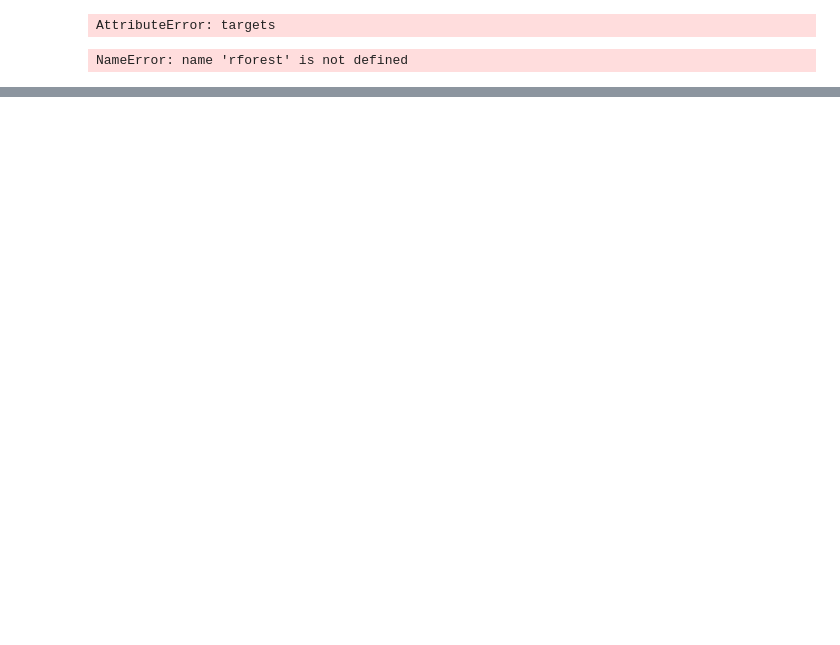
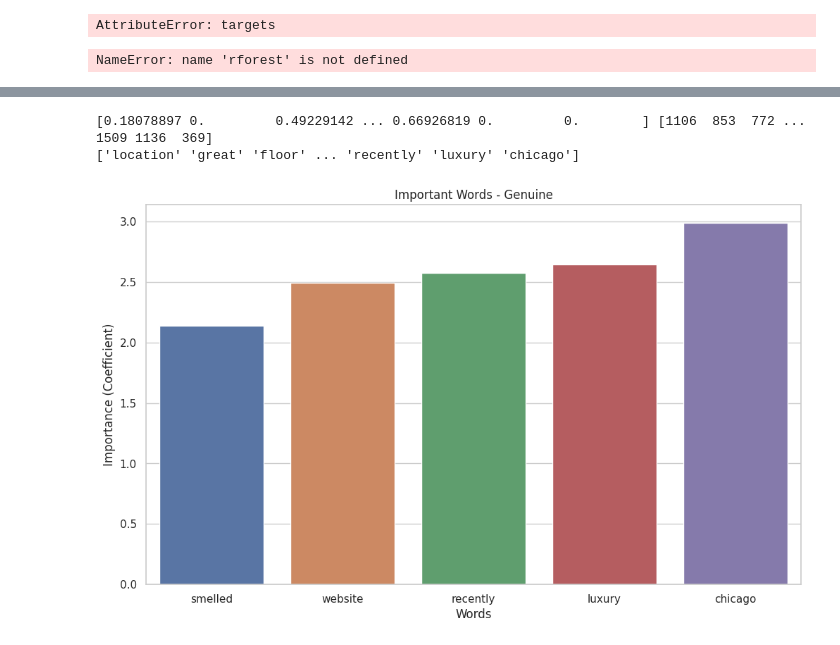
Before and after one commit to gusluchetti/uu-ai-data-mining, a Jupyter notebook: pa2/Practical Assignment 2.ipynb, the cells around one changed output, grey strips where cells are left out. Cells and saved outputs as stored; diff of their text form; code cells hidden in the pictures; blank space fills up the shorter version.

```diff
--- a/pa2/Practical Assignment 2.ipynb
+++ b/pa2/Practical Assignment 2.ipynb
@@ -307,0 +332,21 @@ ranForest = RandomForestClassifier(n_estimators=10, max_depth=None, min_samples_
+# %%
+# most important features for genuine- log reg
+# fit the model
+vectorizer = TfidfVectorizer(stop_words=custom_stop_words, min_df=4) # min_df 4 is great
+x_all = vectorizer.fit_transform(dataset.data)
+logreg.fit(x_all, dataset.target)
+# get importance
+importance = logreg.coef_[0]
+
+print(importance, importance.argsort()[::-1])
+x = np.take(vectorizer.get_feature_names_out(), importance.argsort()[::-1])
+print(x)
+# plot feature importance
+ax = sns.barplot(x=x[-5:], y=np.sort(importance)[-5:])
+ax.set(xlabel='Words', ylabel='Importance (Coefficient)', title="Important Words - Genuine")
+plt.savefig("plots/lg_most_important_genuine.eps")
+plt.show()
+# %% [output]
+[0.18078897 0.         0.49229142 ... 0.66926819 0.         0.        ] [1106  853  772 ... 1509 1136  369]
+['location' 'great' 'floor' ... 'recently' 'luxury' 'chicago']
+[figure, added]
```
Also changed, not shown: parts of 37 cells of this notebook, 3 other files.
